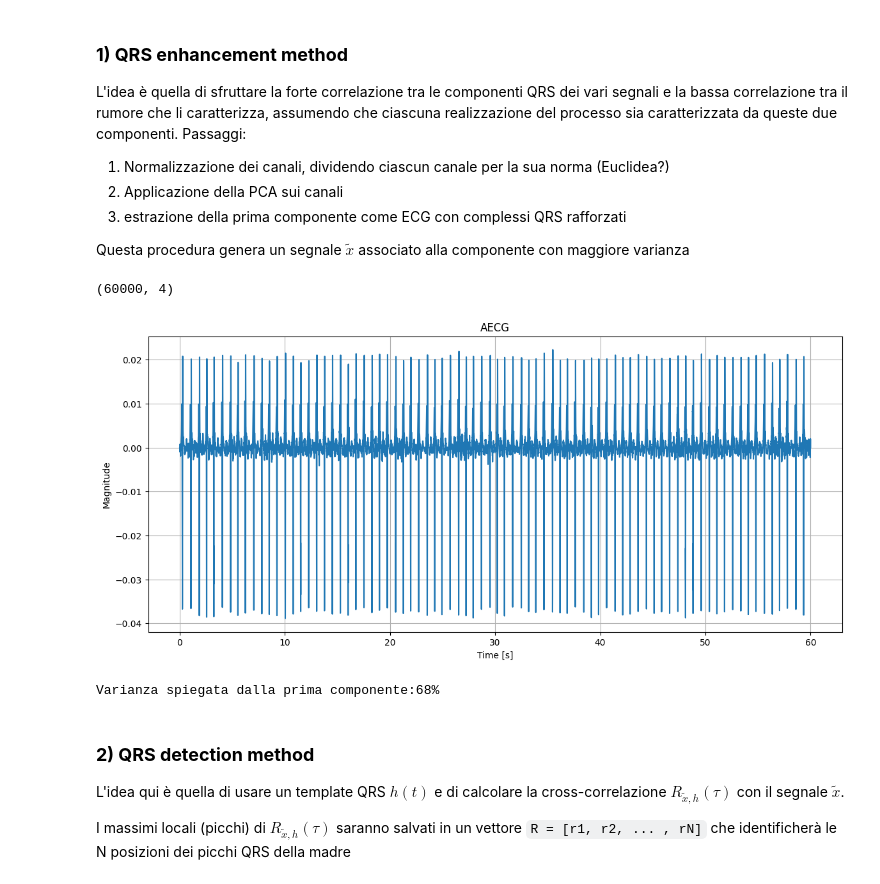
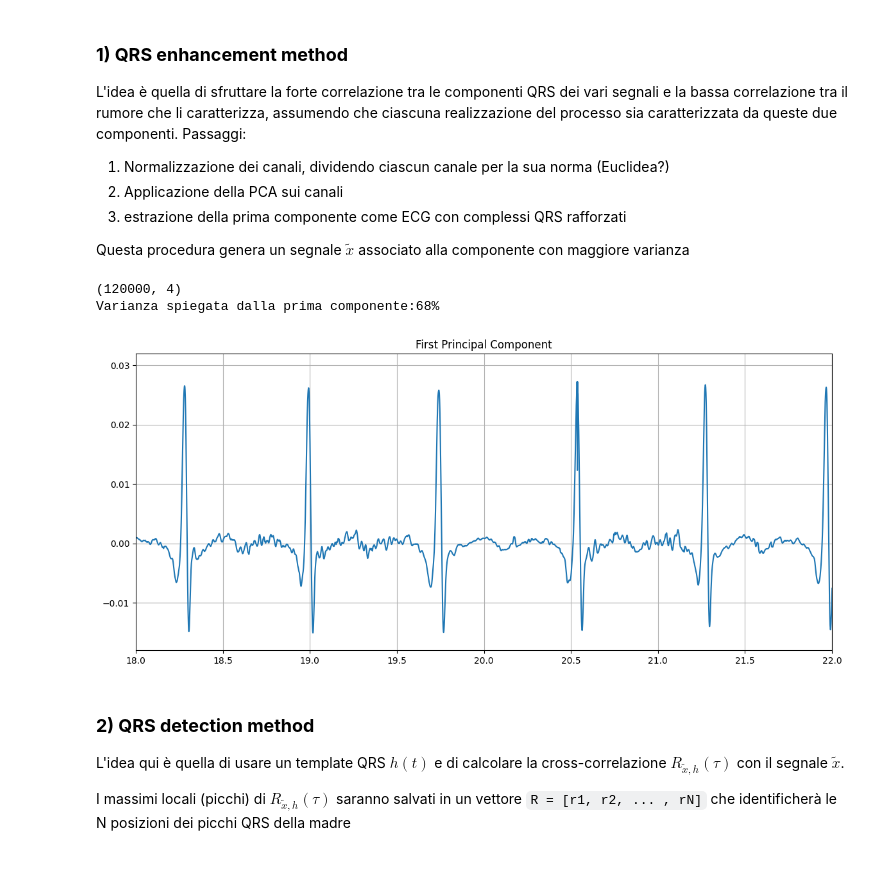
Before and after one commit to EmanueleGiavardi/BSP_project, a Jupyter notebook: test.ipynb, the cells around one changed output. Cells and saved outputs as stored; diff of their text form; code cells hidden in the pictures.

```diff
--- a/test.ipynb
+++ b/test.ipynb
@@ -153,3 +162,20 @@ per ora troppo complicato, inoltre sembra che gli ECG del dataset abbiano già u
+# %%
+def upsample_signal(signal, sf_target, sf_original, duration):
+    num_samples = int(len(signal) * sf_target / sf_original)
+    upsampled_signal = resample(signal, num_samples)
+    upsampled_time = np.linspace(0, duration, num_samples, endpoint=False)
+    return upsampled_time, upsampled_signal
+
+upsampled_SP = []
+upsampled_time = []
+
+new_sf = 2000
+duration = 60
+
+for AECG in filtered_SP:
+    ut, us = upsample_signal(AECG, new_sf, sf, duration)
+    upsampled_SP.append(us)
+    upsampled_time = ut
 # %% [markdown]
 # **Maternal QRS Detector**
 # %% [markdown]
@@ -165,7 +191,7 @@ Passaggi:
 Questa procedura genera un segnale $\tilde{x}$ associato alla componente con maggiore varianza
 # %%
 # Collocazione delle realizzazioni in una matrice X p x q (60000 x 4)
-X = np.column_stack([AECG for AECG in filtered_SP])
+X = np.column_stack([AECG for AECG in upsampled_SP])
 print(X.shape)
 
 # Normalizzazione
@@ -175,15 +201,21 @@ X_normalized = X / norms
 # PCA
 pca = PCA(n_components=1)
 pc1 = pca.fit_transform(X_normalized)
-Enhanced_QRS = pc1.flatten()
-
-plot_AECG(Enhanced_QRS)
+enhanced_QRS = pc1.flatten()
 
 print(f"Varianza spiegata dalla prima componente:{round(pca.explained_variance_ratio_[0]*100)}%")
 # %% [output]
-(60000, 4)
+(120000, 4)
+Varianza spiegata dalla prima componente:68%
-[figure, removed]
-Varianza spiegata dalla prima componente:68%
+# %%
+plt.figure(figsize=(14, 6))
+plt.plot(upsampled_time, enhanced_QRS)
+plt.title('First Principal Component')
+plt.xlim(18, 22)
+plt.grid(True)
+plt.show()
+# %% [output]
+[figure, added]
 # %% [markdown]
 ### **2) QRS detection method**
 
```
Also changed, not shown: parts of 9 cells of this notebook.
